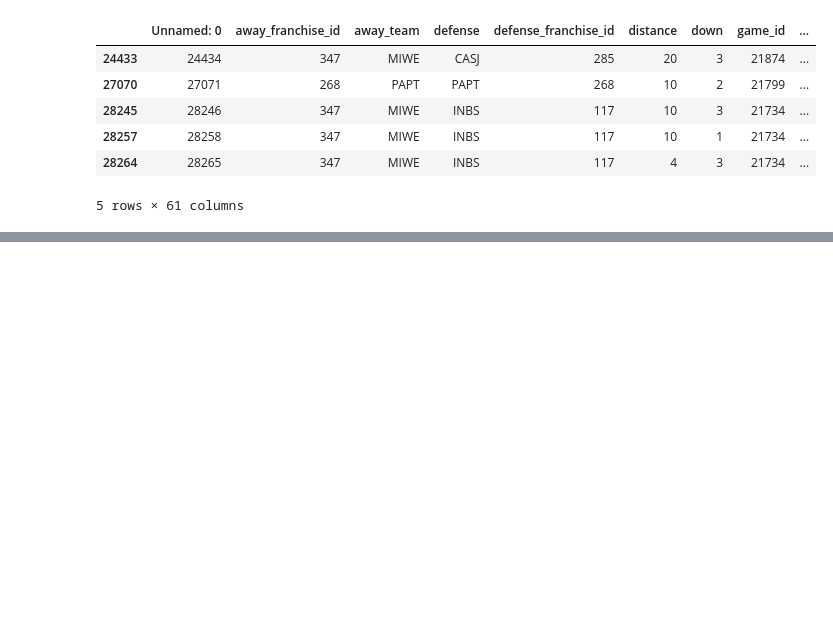
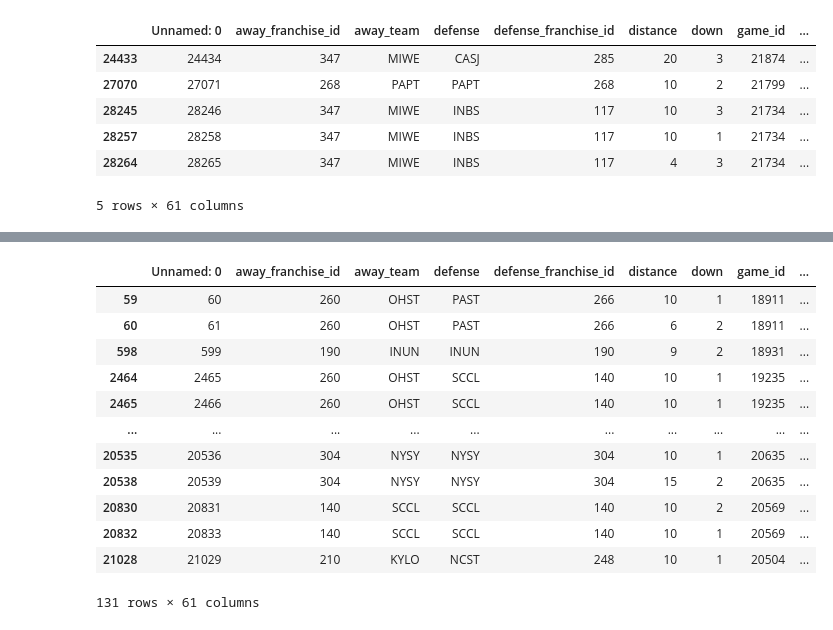
Before and after one commit to moddo16/WSA-Transfer-project, a Jupyter notebook: transfers.ipynb, the cells around one changed output, grey strips where cells are left out. Saved outputs shown, nothing was run; the diff lists cells and outputs as text; code cells hidden in the pictures; blank space fills up the shorter version.

```diff
--- a/transfers.ipynb
+++ b/transfers.ipynb
@@ -272,0 +304,32 @@ after_transfer_pbp.head()
+# %%
+alabama_b = before_transfer_pbp[before_transfer_pbp["player_id"].isin(bama)].copy()
+tulane_b = before_transfer_pbp[before_transfer_pbp["player_id"].isin(t)].copy()
+kent_state_b = before_transfer_pbp[before_transfer_pbp["player_id"] == 61692].copy()
+colorado_b = before_transfer_pbp[before_transfer_pbp["player_id"] == 61166].copy()
+florida_b = before_transfer_pbp[before_transfer_pbp["player_id"] == 100660].copy()
+kentucky_b = before_transfer_pbp[before_transfer_pbp["player_id"].isin(k)].copy()
+unlv_b = before_transfer_pbp[before_transfer_pbp["player_id"] == 129639].copy()
+
+alabama_a = after_transfer_pbp[after_transfer_pbp["player_id"].isin(bama)].copy()
+tulane_a = after_transfer_pbp[after_transfer_pbp["player_id"].isin(t)].copy()
+kent_state_a = after_transfer_pbp[after_transfer_pbp["player_id"] == 61692].copy()
+colorado_a = after_transfer_pbp[after_transfer_pbp["player_id"] == 61166].copy()
+florida_a = after_transfer_pbp[after_transfer_pbp["player_id"] == 100660].copy()
+kentucky_a = after_transfer_pbp[after_transfer_pbp["player_id"].isin(k)].copy()
+unlv_a = after_transfer_pbp[after_transfer_pbp["player_id"] == 129639].copy()
+# %%
+alabama_b
+# %% [output]
+|  | Unnamed: 0 | away_franchise_id | away_team | defense | defense_franchise_id | distance | down | game_id | ... |
+| 59 | 60 | 260 | OHST | PAST | 266 | 10 | 1 | 18911 | ... |
+| 60 | 61 | 260 | OHST | PAST | 266 | 6 | 2 | 18911 | ... |
+| 598 | 599 | 190 | INUN | INUN | 190 | 9 | 2 | 18931 | ... |
+| 2464 | 2465 | 260 | OHST | SCCL | 140 | 10 | 1 | 19235 | ... |
+| 2465 | 2466 | 260 | OHST | SCCL | 140 | 10 | 1 | 19235 | ... |
+| ... | ... | ... | ... | ... | ... | ... | ... | ... | ... |
+| 20535 | 20536 | 304 | NYSY | NYSY | 304 | 10 | 1 | 20635 | ... |
+| 20538 | 20539 | 304 | NYSY | NYSY | 304 | 15 | 2 | 20635 | ... |
+| 20830 | 20831 | 140 | SCCL | SCCL | 140 | 10 | 2 | 20569 | ... |
+| 20832 | 20833 | 140 | SCCL | SCCL | 140 | 10 | 1 | 20569 | ... |
+| 21028 | 21029 | 210 | KYLO | NCST | 248 | 10 | 1 | 20504 | ... |
+131 rows × 61 columns
```
Also changed, not shown: parts of 5 cells of this notebook, 1 other file.
